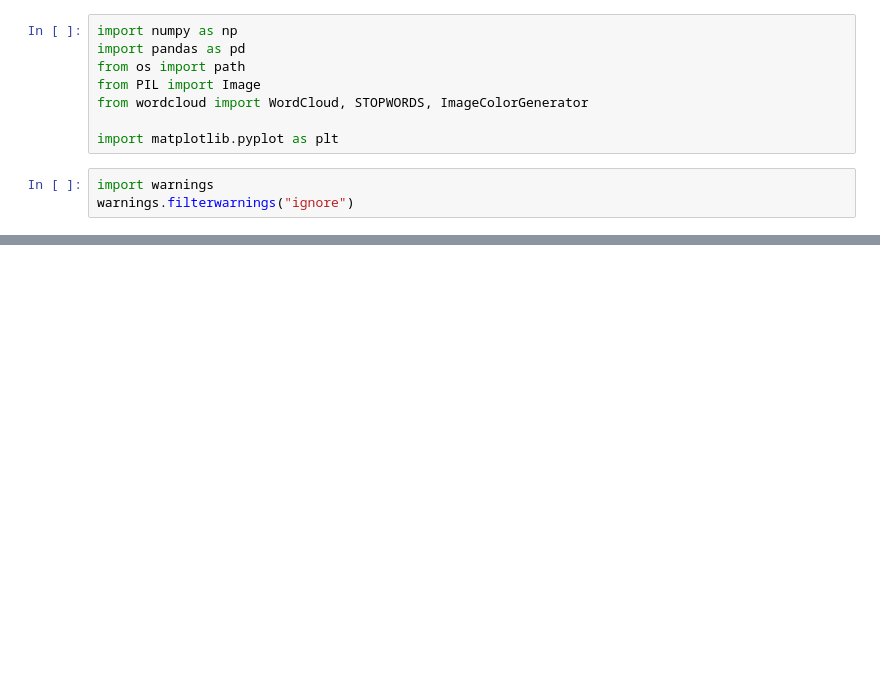
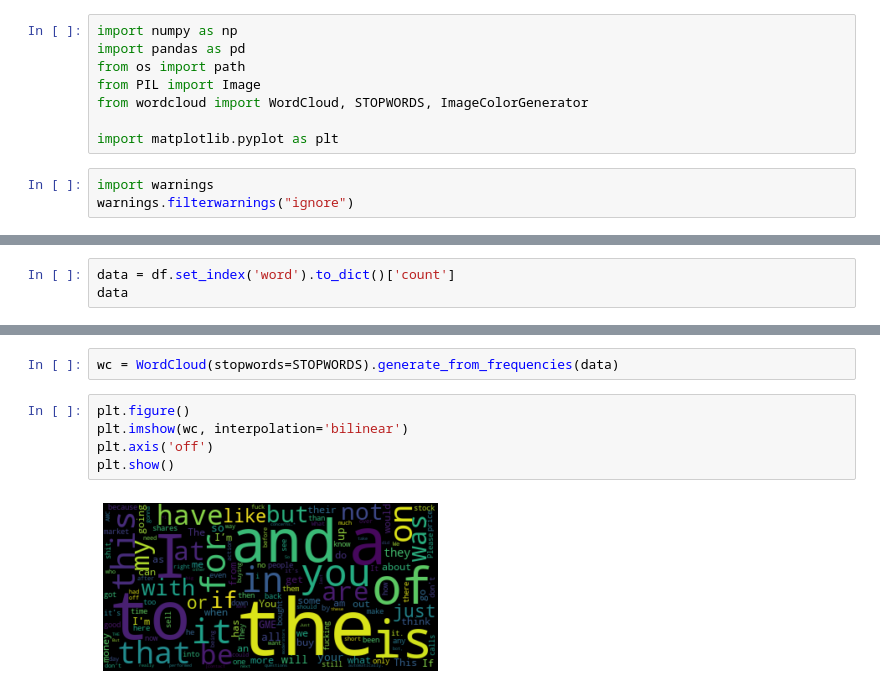
Before and after one commit to Icasso/DataSpell-EAP-Projects, a Jupyter notebook: WordCloud/WordCloud.ipynb, the cells around one changed output, grey strips where cells are left out. Cells and saved outputs as stored; diff of their text form; blank space fills up the shorter version.

```diff
--- a/WordCloud/WordCloud.ipynb
+++ b/WordCloud/WordCloud.ipynb
@@ -58,0 +33,3 @@ plt.show()
+# %%
+data = df.set_index('word').to_dict()['count']
+data
@@ -58,0 +54,9 @@ plt.show()
+# %%
+wc = WordCloud(stopwords=STOPWORDS).generate_from_frequencies(data)
+# %%
+plt.figure()
+plt.imshow(wc, interpolation='bilinear')
+plt.axis('off')
+plt.show()
+# %% [output]
+[figure, added]
```
Also changed, not shown: parts of 6 cells of this notebook, 3 other files.
